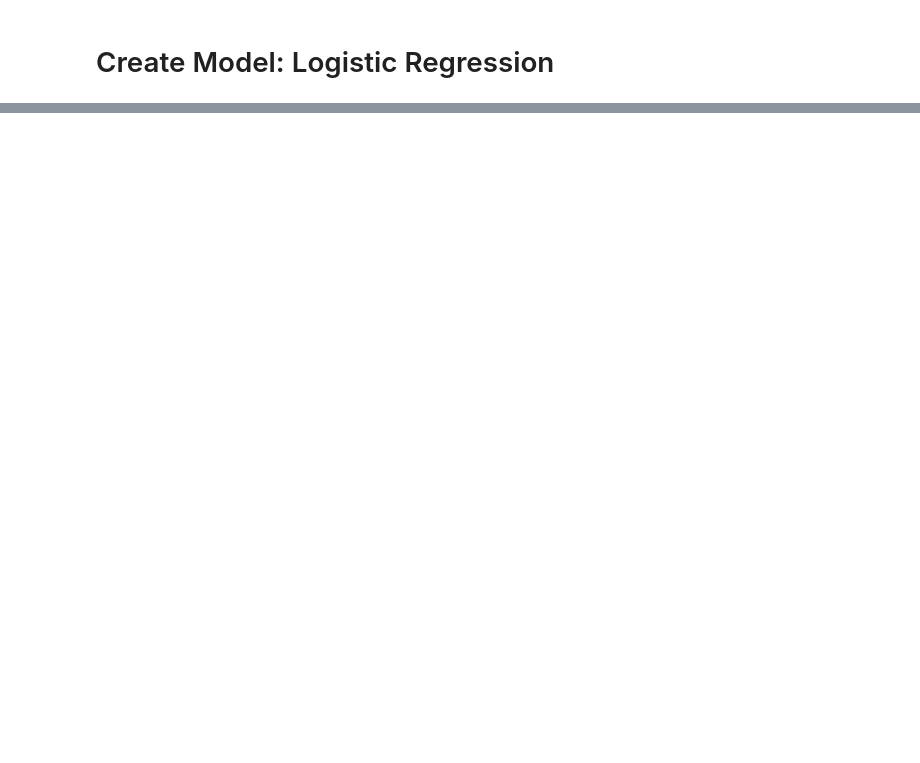
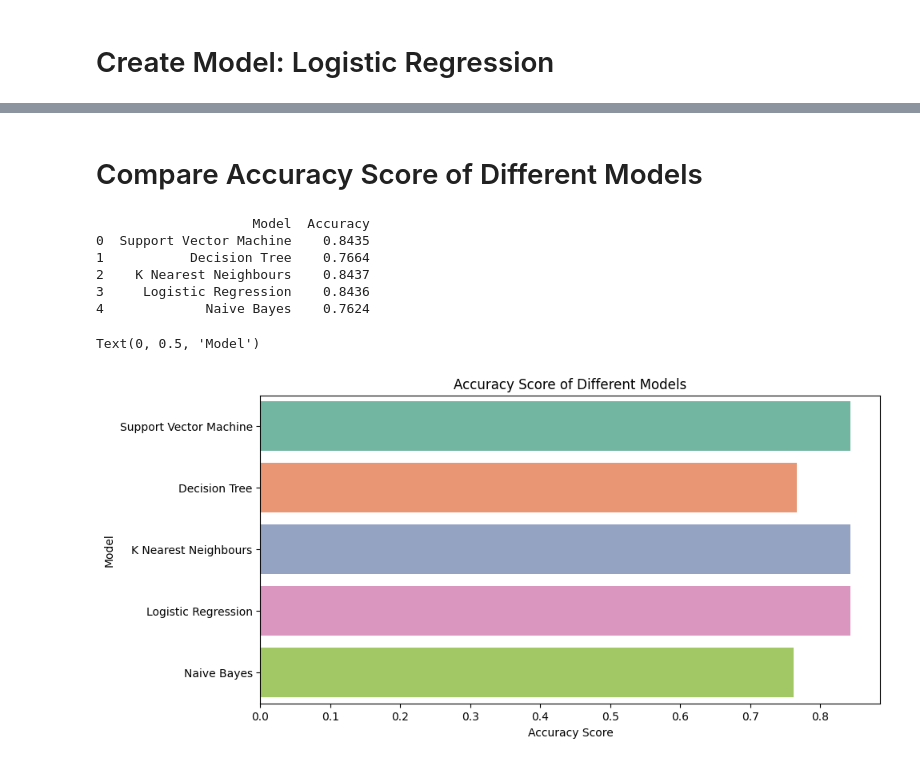
Before and after one commit to Mahdi-Abdullah/Diabetes-Health-Indicator-Using-Machine-Learning, a Jupyter notebook: Diabetes_Health_Indicator_Classification.ipynb, the cells around one changed output, grey strips where cells are left out. Cells and saved outputs as stored; diff of their text form; code cells hidden in the pictures; blank space fills up the shorter version.

Commit message:
Naive Bayes & Compare Accuracy Score

```diff
--- a/Diabetes_Health_Indicator_Classification.ipynb
+++ b/Diabetes_Health_Indicator_Classification.ipynb
@@ -308,0 +323,23 @@ Please also refer to the documentation for alternative solver options:
+# %%
+# Create Model: Naive Bayes
+from sklearn.naive_bayes import GaussianNB
+
+# Create a Gaussian Classifier
+model_nb = GaussianNB()
+
+# Train the model using the training sets
+model_nb.fit(X_train, y_train)
+
+# Predict the response for test dataset
+y_pred_nb = model_nb.predict(X_test)
+
+# checking the accuracy of the algorithm by comparing predicted output by the model and the actual output
+score_nb = metrics.accuracy_score(y_pred_nb, y_test).round(4)
+
+print("----------------------------------")
+print("Accuracy of Naive Bayes: ", score_nb)
+print("----------------------------------")
+
+# save the accuracy score of the model
+model_accuracy = model_accuracy.append({'Model': 'Naive Bayes', 'Accuracy': score_nb}, ignore_index=True)
+model_accuracy
@@ -308,0 +360,19 @@ Please also refer to the documentation for alternative solver options:
+# %% [markdown]
+# Compare Accuracy Score of Different Models
+# %%
+# Compare Accuracy Score of Different Models
+print(model_accuracy)
+plt.figure(figsize=(10, 5))
+sns.barplot(x='Accuracy', y='Model', data=model_accuracy, palette='Set2')
+plt.title('Accuracy Score of Different Models')
+plt.xlabel('Accuracy Score')
+plt.ylabel('Model')
+# %% [output]
+                    Model  Accuracy
+0  Support Vector Machine    0.8435
+1           Decision Tree    0.7664
+2    K Nearest Neighbours    0.8437
+3     Logistic Regression    0.8436
+4             Naive Bayes    0.7624
+Text(0, 0.5, 'Model')
+[figure, added]
```
Also changed, not shown: parts of 5 cells of this notebook.
